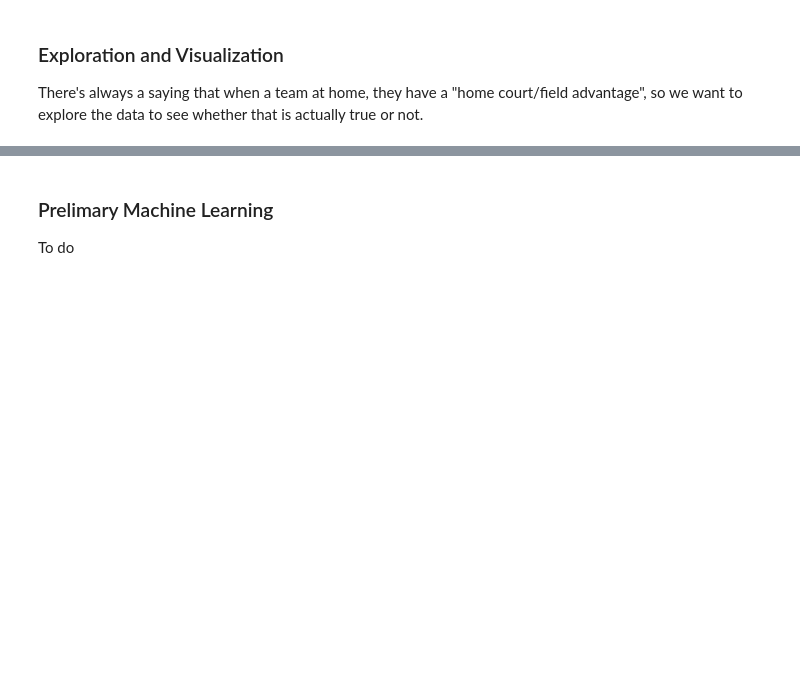
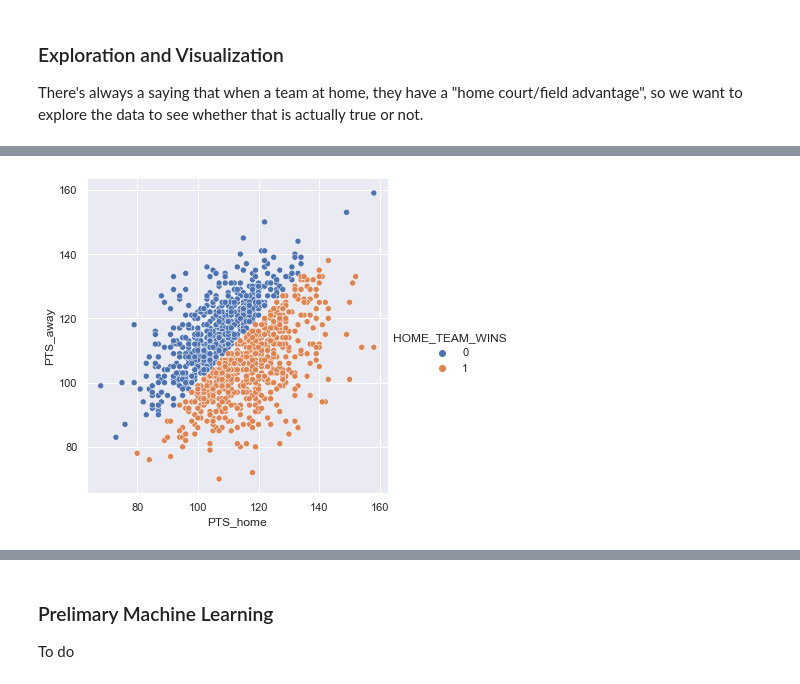
Before and after one commit to apainintheneck/nba-data-science, a Jupyter notebook: project_update.ipynb, the cells around one changed output, grey strips where cells are left out. Drawn from its saved outputs; the diff is of its cells as text; code cells hidden in the pictures; blank space fills up the shorter version.

```diff
--- a/project_update.ipynb
+++ b/project_update.ipynb
@@ -149,2 +145,5 @@ df.sort_values(by=df.columns[1])
 # %%
-sns.scatterplot(x="FT_PCT_home", y="HOME_TEAM_WINS", hue="coloring_group", data=df)
+
+sns.relplot(x="PTS_home", y="PTS_away", hue="HOME_TEAM_WINS", data=df);
+# %% [output]
+[figure, added]
```
Also changed, not shown: parts of 10 cells of this notebook.
